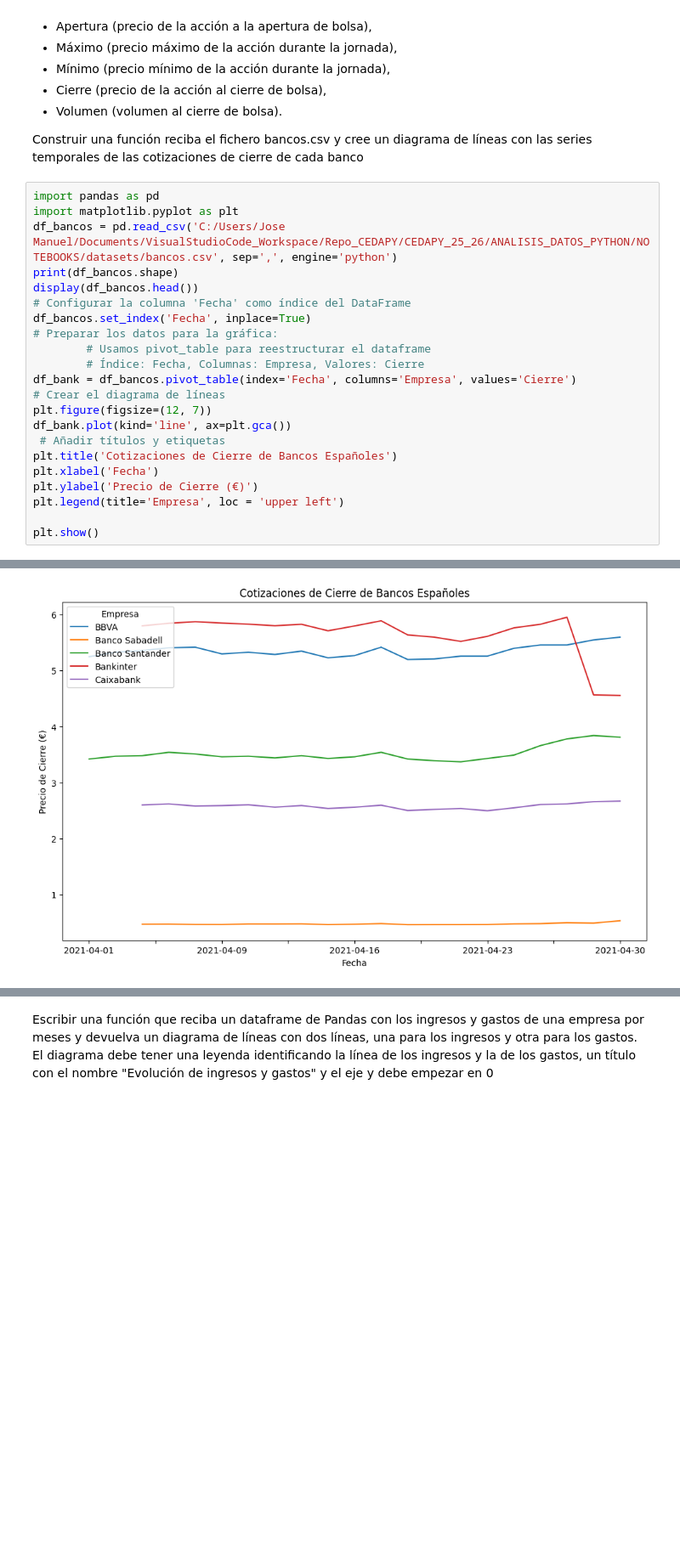
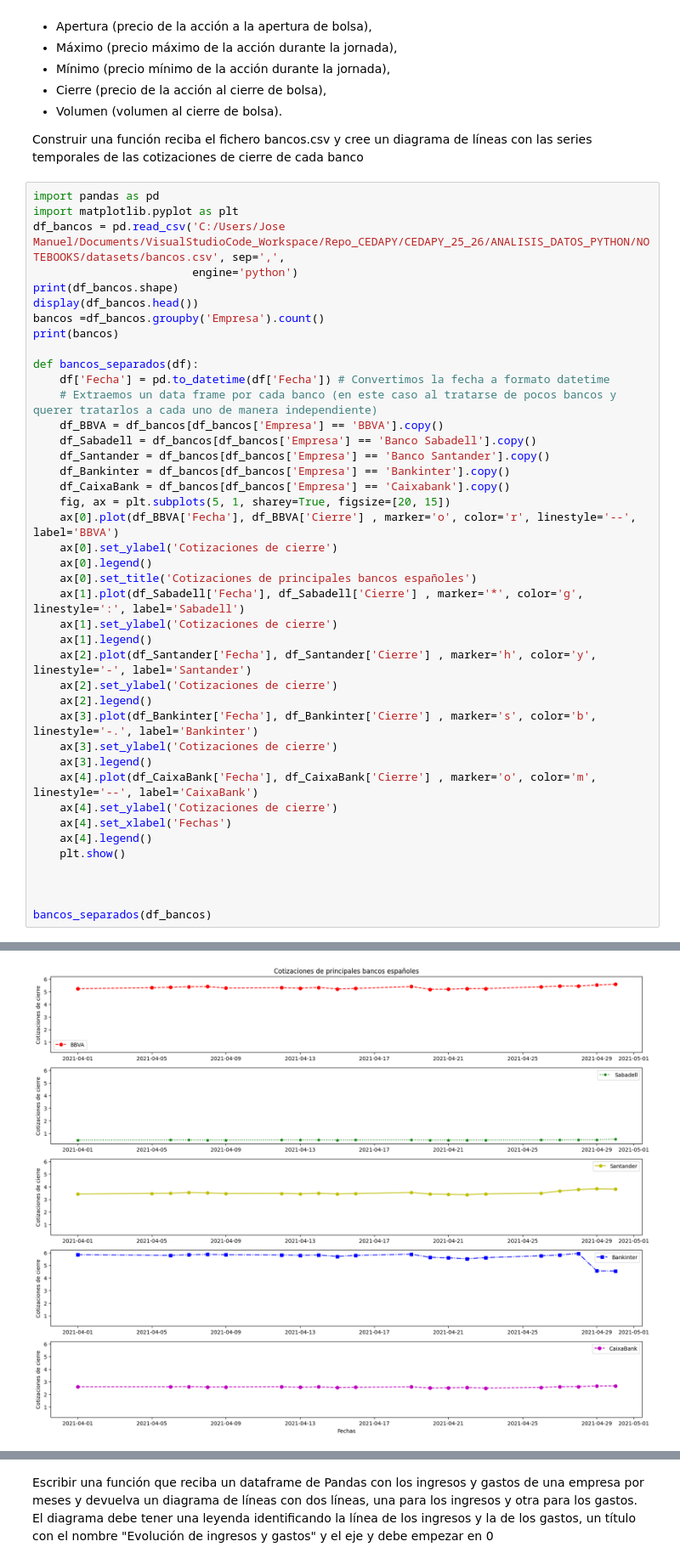
Before and after one commit to jmrodriguez2552/CEDAPY_25_26, a Jupyter notebook: ANALISIS_DATOS_PYTHON/NOTEBOOKS/EJERCICIOS/5101_EJERCICIO-5_Gráficos_Matplotlib.ipynb, the cells around one changed output, grey strips where cells are left out. Shown: that part at 85% size. Cells and saved outputs as stored; diff of their text form; blank space fills up the shorter version.

```diff
--- a/ANALISIS_DATOS_PYTHON/NOTEBOOKS/EJERCICIOS/5101_EJERCICIO-5_Gráficos_Matplotlib.ipynb
+++ b/ANALISIS_DATOS_PYTHON/NOTEBOOKS/EJERCICIOS/5101_EJERCICIO-5_Gráficos_Matplotlib.ipynb
@@ -128,25 +128,44 @@ Construir una función reciba el fichero bancos.csv y cree un diagrama de línea
 # %%
 import pandas as pd
 import matplotlib.pyplot as plt
-df_bancos = pd.read_csv('C:/Users/Jose Manuel/Documents/VisualStudioCode_Workspace/Repo_CEDAPY/CEDAPY_25_26/ANALISIS_DATOS_PYTHON/NOTEBOOKS/datasets/bancos.csv', sep=',', engine='python')
+df_bancos = pd.read_csv('C:/Users/Jose Manuel/Documents/VisualStudioCode_Workspace/Repo_CEDAPY/CEDAPY_25_26/ANALISIS_DATOS_PYTHON/NOTEBOOKS/datasets/bancos.csv', sep=',',
+                        engine='python')
 print(df_bancos.shape)
 display(df_bancos.head())
-# Configurar la columna 'Fecha' como índice del DataFrame
-df_bancos.set_index('Fecha', inplace=True)
-# Preparar los datos para la gráfica:
-        # Usamos pivot_table para reestructurar el dataframe
-        # Índice: Fecha, Columnas: Empresa, Valores: Cierre
-df_bank = df_bancos.pivot_table(index='Fecha', columns='Empresa', values='Cierre')
-# Crear el diagrama de líneas
-plt.figure(figsize=(12, 7))
-df_bank.plot(kind='line', ax=plt.gca())
- # Añadir títulos y etiquetas
-plt.title('Cotizaciones de Cierre de Bancos Españoles')
-plt.xlabel('Fecha')
-plt.ylabel('Precio de Cierre (€)')
-plt.legend(title='Empresa', loc = 'upper left')
+bancos =df_bancos.groupby('Empresa').count()
+print(bancos)
 
-plt.show()
+def bancos_separados(df):
+    df['Fecha'] = pd.to_datetime(df['Fecha']) # Convertimos la fecha a formato datetime
+    # Extraemos un data frame por cada banco (en este caso al tratarse de pocos bancos y querer tratarlos a cada uno de manera independiente)
+    df_BBVA = df_bancos[df_bancos['Empresa'] == 'BBVA'].copy()
+    df_Sabadell = df_bancos[df_bancos['Empresa'] == 'Banco Sabadell'].copy()
+    df_Santander = df_bancos[df_bancos['Empresa'] == 'Banco Santander'].copy()
+    df_Bankinter = df_bancos[df_bancos['Empresa'] == 'Bankinter'].copy()
+    df_CaixaBank = df_bancos[df_bancos['Empresa'] == 'Caixabank'].copy()
+    fig, ax = plt.subplots(5, 1, sharey=True, figsize=[20, 15])
+    ax[0].plot(df_BBVA['Fecha'], df_BBVA['Cierre'] , marker='o', color='r', linestyle='--', label='BBVA')
+    ax[0].set_ylabel('Cotizaciones de cierre')
+    ax[0].legend()
+    ax[0].set_title('Cotizaciones de principales bancos españoles')
+    ax[1].plot(df_Sabadell['Fecha'], df_Sabadell['Cierre'] , marker='*', color='g', linestyle=':', label='Sabadell')
+    ax[1].set_ylabel('Cotizaciones de cierre')
+    ax[1].legend()
+    ax[2].plot(df_Santander['Fecha'], df_Santander['Cierre'] , marker='h', color='y', linestyle='-', label='Santander')
+    ax[2].set_ylabel('Cotizaciones de cierre')
+    ax[2].legend()
+    ax[3].plot(df_Bankinter['Fecha'], df_Bankinter['Cierre'] , marker='s', color='b', linestyle='-.', label='Bankinter')
+    ax[3].set_ylabel('Cotizaciones de cierre')
+    ax[3].legend()
+    ax[4].plot(df_CaixaBank['Fecha'], df_CaixaBank['Cierre'] , marker='o', color='m', linestyle='--', label='CaixaBank')
+    ax[4].set_ylabel('Cotizaciones de cierre')
+    ax[4].set_xlabel('Fechas')
+    ax[4].legend()
+    plt.show()
+
+
+
+bancos_separados(df_bancos)
 # %% [output]
 (102, 7)
 |  | Empresa | Fecha | Apertura | Máximo | Mínimo | Cierre | Volumen |
@@ -158 +184 @@ plt.show()
-[figure, old version]
+[figure, new version]
```
Also changed, not shown: parts of 4 cells of this notebook.
